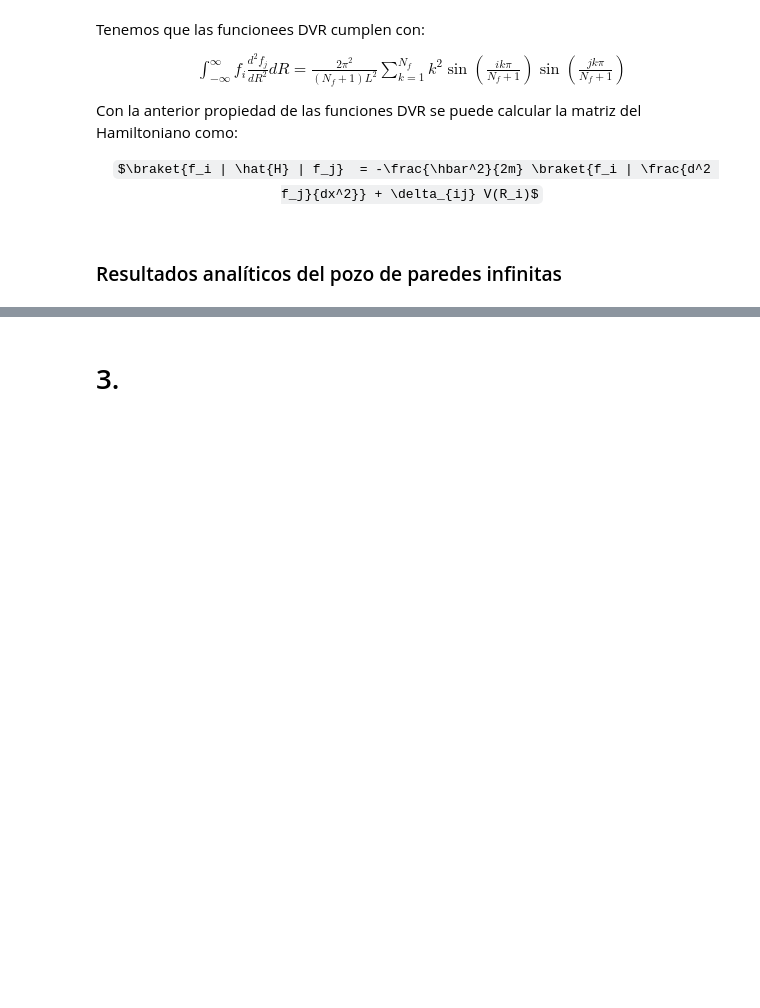
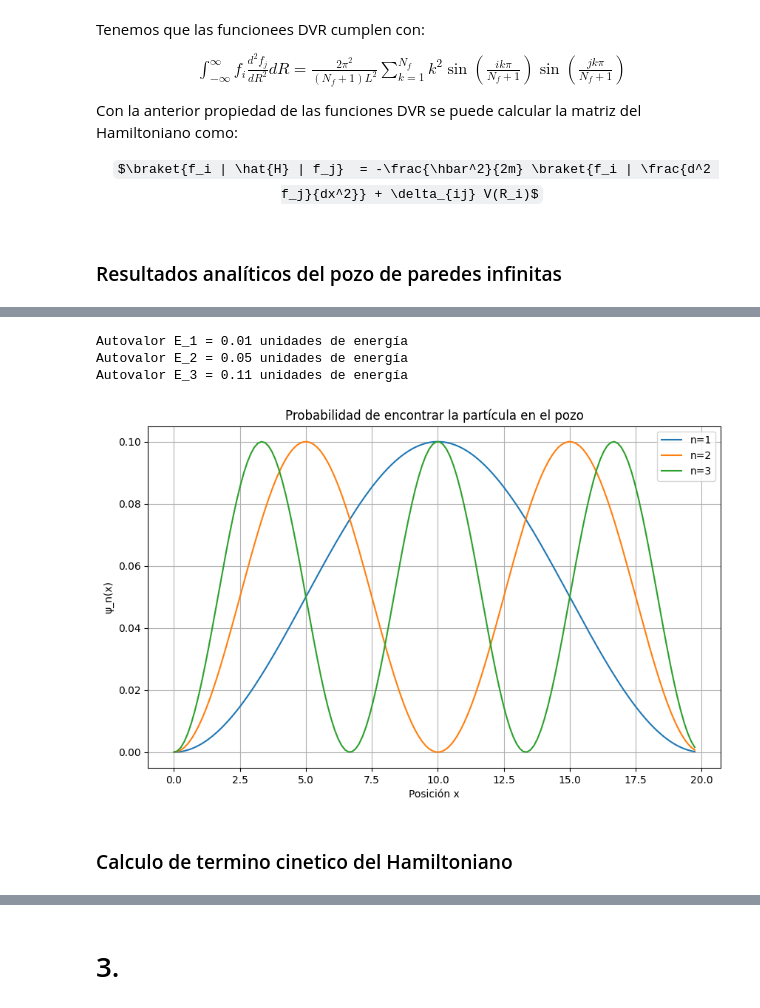
Before and after one commit to SamHuRo/mecanica-cuantica-avanzada, a Jupyter notebook: Tareas/Tarea_03/Tarea_03-Samuel-Huertas.ipynb, the cells around one changed output, grey strips where cells are left out. Cells and saved outputs as stored; diff of their text form; code cells hidden in the pictures; some formulas as TeX source; blank space fills up the shorter version.

```diff
--- a/Tareas/Tarea_03/Tarea_03-Samuel-Huertas.ipynb
+++ b/Tareas/Tarea_03/Tarea_03-Samuel-Huertas.ipynb
@@ -435,0 +521,21 @@ $\braket{f_i | \hat{H} | f_j}  = -\frac{\hbar^2}{2m} \braket{f_i | \frac{d^2 f_j
+# %%
+# Grafica la probabilidad de encontrar la particula en el pozo
+plt.figure(figsize=(10, 6))
+for n in range(1, 4):
+    abs_psi_n = [autofunciones_pozo_infinito(xi, L, n) * autofunciones_pozo_infinito(xi, L, n) for xi in Rn]
+    plt.plot(Rn, abs_psi_n, label=f'n={n}')
+    En = autovalores_pozo_infinito(L, n)
+    print(f'Autovalor E_{n} = {En:.2f} unidades de energía')
+plt.title('Probabilidad de encontrar la partícula en el pozo')
+plt.xlabel('Posición x')
+plt.ylabel('|ψ_n(x)|^2')
+plt.legend()
+plt.grid()
+plt.show()
+# %% [output]
+Autovalor E_1 = 0.01 unidades de energía
+Autovalor E_2 = 0.05 unidades de energía
+Autovalor E_3 = 0.11 unidades de energía
+[figure, added]
+# %% [markdown]
+### Calculo de termino cinetico del Hamiltoniano
```
Also changed, not shown: parts of 28 cells of this notebook.
